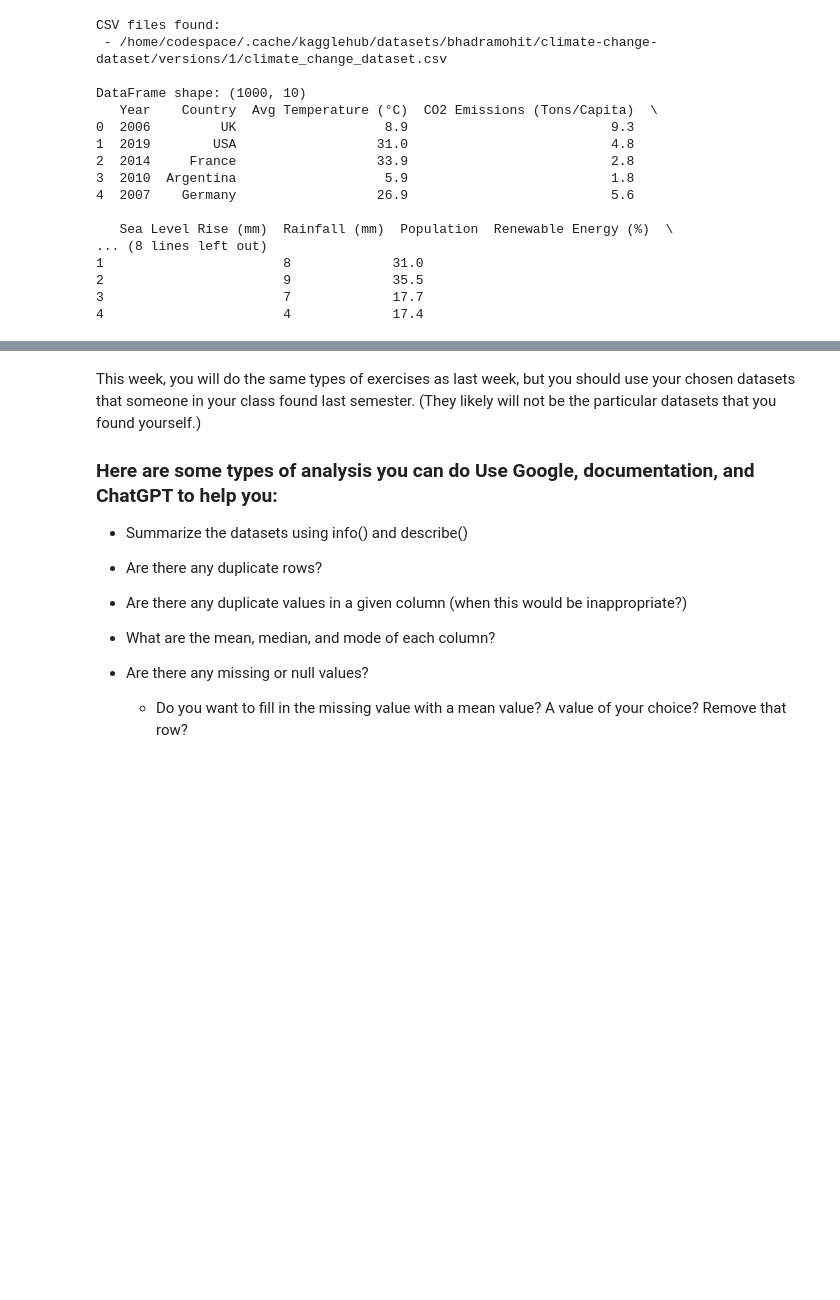
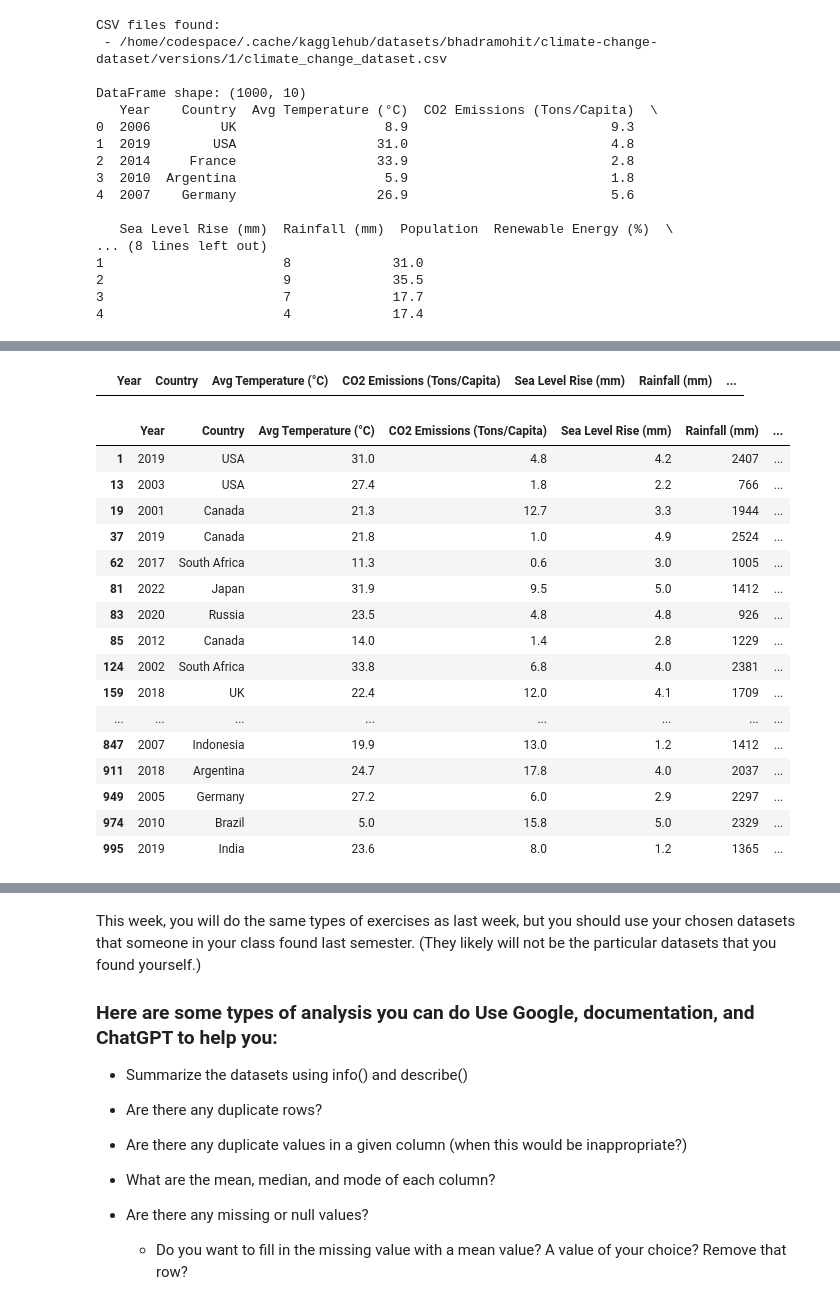
Before and after one commit to aarondan-create/Module-B-semester-2, a Jupyter notebook: OMDS-ModB2-Week2-Daniels-Aaron.ipynb, the cells around one changed output, grey strips where cells are left out. Drawn from its saved outputs; the diff is of its cells as text; code cells hidden in the pictures; blank space fills up the shorter version.

```diff
--- a/OMDS-ModB2-Week2-Daniels-Aaron.ipynb
+++ b/OMDS-ModB2-Week2-Daniels-Aaron.ipynb
@@ -73,0 +108,26 @@ DataFrame shape: (1000, 10)
+# %%
+dupes = df[df.duplicated(keep=False)]
+dupes
+# %% [output]
+|  | Year | Country | Avg Temperature (°C) | CO2 Emissions (Tons/Capita) | Sea Level Rise (mm) | Rainfall (mm) | ... |
+# %%
+rows_with_dupes = df[df.apply(lambda r: r.duplicated().any(), axis=1)]
+rows_with_dupes
+# %% [output]
+|  | Year | Country | Avg Temperature (°C) | CO2 Emissions (Tons/Capita) | Sea Level Rise (mm) | Rainfall (mm) | ... |
+| 1 | 2019 | USA | 31.0 | 4.8 | 4.2 | 2407 | ... |
+| 13 | 2003 | USA | 27.4 | 1.8 | 2.2 | 766 | ... |
+| 19 | 2001 | Canada | 21.3 | 12.7 | 3.3 | 1944 | ... |
+| 37 | 2019 | Canada | 21.8 | 1.0 | 4.9 | 2524 | ... |
+| 62 | 2017 | South Africa | 11.3 | 0.6 | 3.0 | 1005 | ... |
+| 81 | 2022 | Japan | 31.9 | 9.5 | 5.0 | 1412 | ... |
+| 83 | 2020 | Russia | 23.5 | 4.8 | 4.8 | 926 | ... |
+| 85 | 2012 | Canada | 14.0 | 1.4 | 2.8 | 1229 | ... |
+| 124 | 2002 | South Africa | 33.8 | 6.8 | 4.0 | 2381 | ... |
+| 159 | 2018 | UK | 22.4 | 12.0 | 4.1 | 1709 | ... |
+| ... | ... | ... | ... | ... | ... | ... | ... |
+| 847 | 2007 | Indonesia | 19.9 | 13.0 | 1.2 | 1412 | ... |
+| 911 | 2018 | Argentina | 24.7 | 17.8 | 4.0 | 2037 | ... |
+| 949 | 2005 | Germany | 27.2 | 6.0 | 2.9 | 2297 | ... |
+| 974 | 2010 | Brazil | 5.0 | 15.8 | 5.0 | 2329 | ... |
+| 995 | 2019 | India | 23.6 | 8.0 | 1.2 | 1365 | ... |
```
Also changed, not shown: parts of 9 cells of this notebook, 1 other file.
